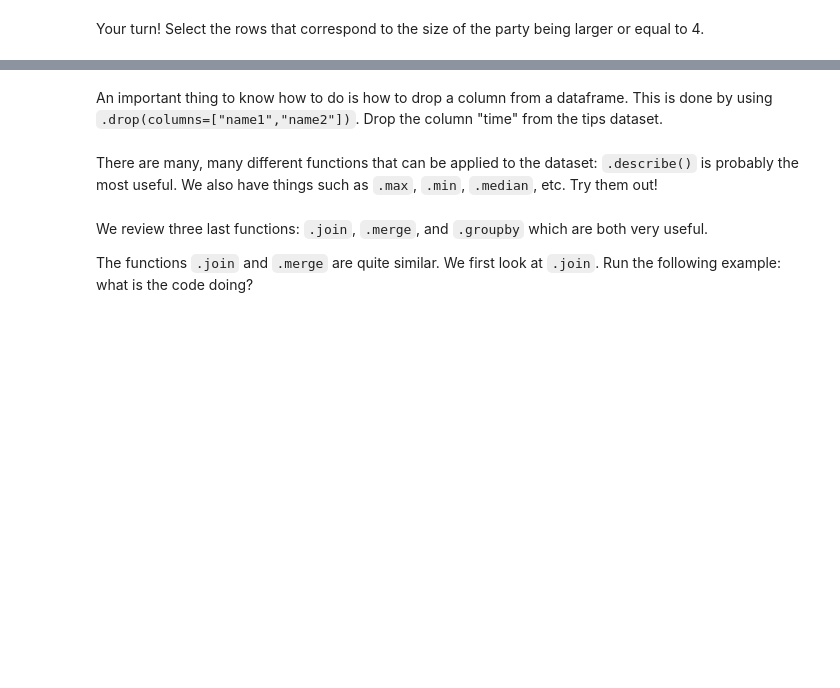
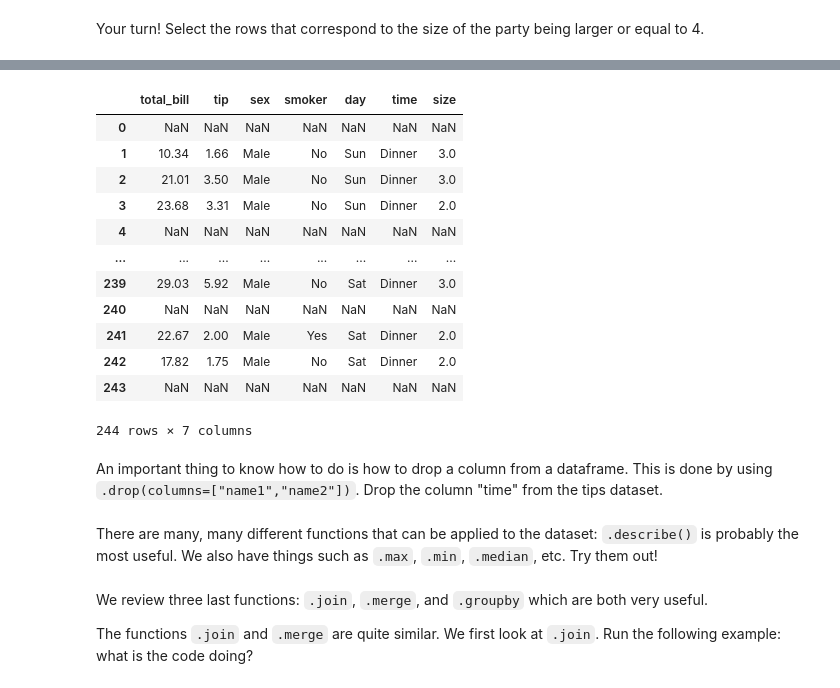
Before and after one commit to Richard0925/DigitalValueCreation, a Jupyter notebook: Week1/DTVC_Week 1_Exercise notebook.ipynb, the cells around one changed output, grey strips where cells are left out. Saved outputs shown, nothing was run; the diff lists cells and outputs as text; code cells hidden in the pictures; blank space fills up the shorter version.

```diff
--- a/Week1/DTVC_Week 1_Exercise notebook.ipynb
+++ b/Week1/DTVC_Week 1_Exercise notebook.ipynb
@@ -678,3 +731,22 @@ Now, try using `tips.where(tips["sex"]=="Male")`. What is the difference with th
+# %%
+# 如果 cond 为真，保持原来的值，否则替换为other
+# 因为从上结果可知道 index 0 的值为false 然后就替换为NaN
+# index 1 为 true 就保留原来的值
+tips.where(tips["sex"]=="Male")
+# %% [output]
+|  | total_bill | tip | sex | smoker | day | time | size |
+| 0 | NaN | NaN | NaN | NaN | NaN | NaN | NaN |
+| 1 | 10.34 | 1.66 | Male | No | Sun | Dinner | 3.0 |
+| 2 | 21.01 | 3.50 | Male | No | Sun | Dinner | 3.0 |
+| 3 | 23.68 | 3.31 | Male | No | Sun | Dinner | 2.0 |
+| 4 | NaN | NaN | NaN | NaN | NaN | NaN | NaN |
+| ... | ... | ... | ... | ... | ... | ... | ... |
+| 239 | 29.03 | 5.92 | Male | No | Sat | Dinner | 3.0 |
+| 240 | NaN | NaN | NaN | NaN | NaN | NaN | NaN |
+| 241 | 22.67 | 2.00 | Male | Yes | Sat | Dinner | 2.0 |
+| 242 | 17.82 | 1.75 | Male | No | Sat | Dinner | 2.0 |
+| 243 | NaN | NaN | NaN | NaN | NaN | NaN | NaN |
+244 rows × 7 columns
 # %% [markdown]
 An important thing to know how to do is how to drop a column from a dataframe. This is done by using `.drop(columns=["name1","name2"])`. Drop the column "time" from the tips dataset.
 # %%
```
Also changed, not shown: parts of 34 cells of this notebook.
